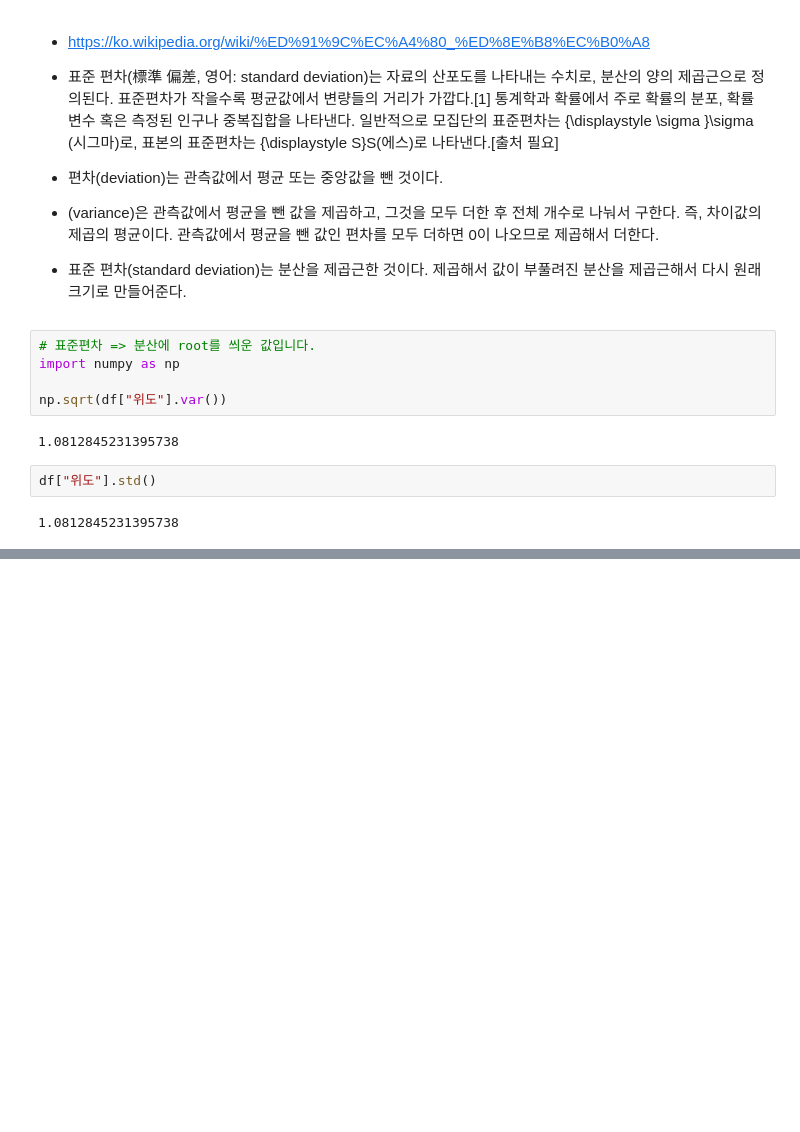
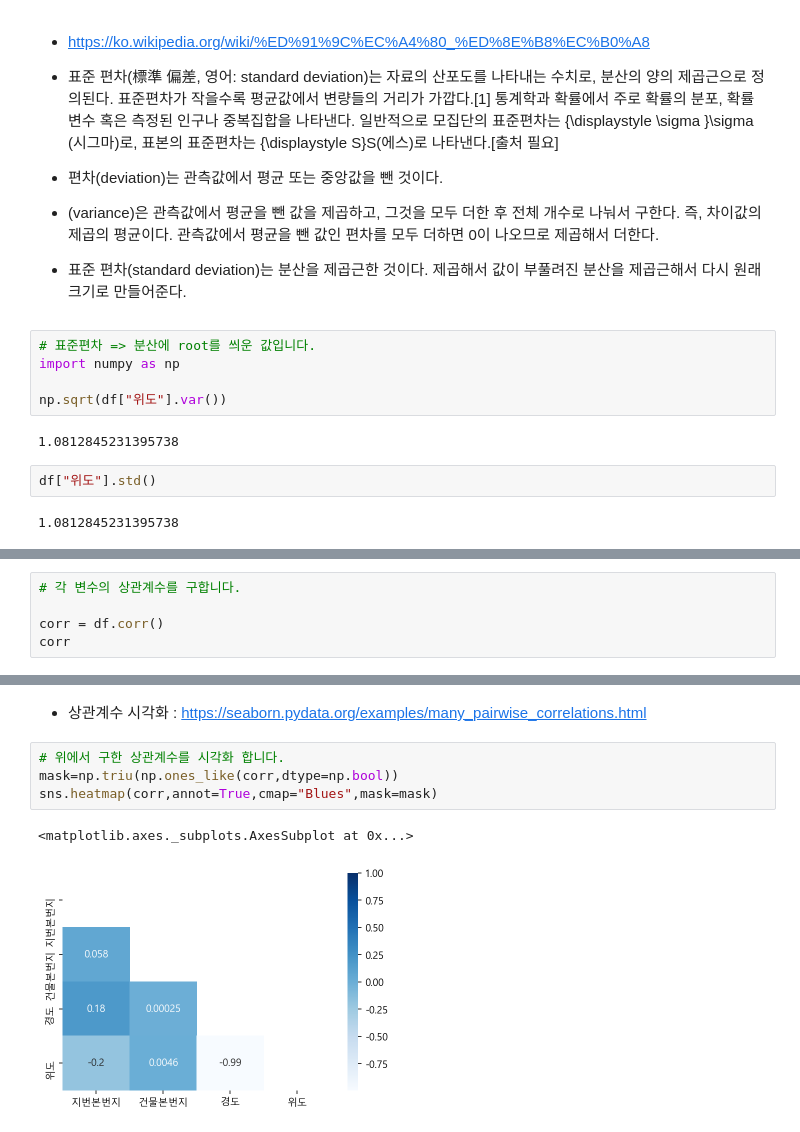
Before and after one commit to cho-jae-seong/Data_Analysis, a Jupyter notebook: Store_Data_Analysis.ipynb, the cells around one changed output, grey strips where cells are left out. Saved outputs shown, nothing was run; the diff lists cells and outputs as text; blank space fills up the shorter version.

```diff
--- a/Store_Data_Analysis.ipynb
+++ b/Store_Data_Analysis.ipynb
@@ -606,0 +645,5 @@ df["위도"].std()
+# %%
+# 각 변수의 상관계수를 구합니다.
+
+corr = df.corr()
+corr
@@ -606,0 +656,9 @@ df["위도"].std()
+# %% [markdown]
+* 상관계수 시각화 : https://seaborn.pydata.org/examples/many_pairwise_correlations.html
+# %%
+# 위에서 구한 상관계수를 시각화 합니다.
+mask=np.triu(np.ones_like(corr,dtype=np.bool))
+sns.heatmap(corr,annot=True,cmap="Blues",mask=mask)
+# %% [output]
+<matplotlib.axes._subplots.AxesSubplot at 0x...>
+[figure, added]
```
Also changed, not shown: parts of 35 cells of this notebook.
